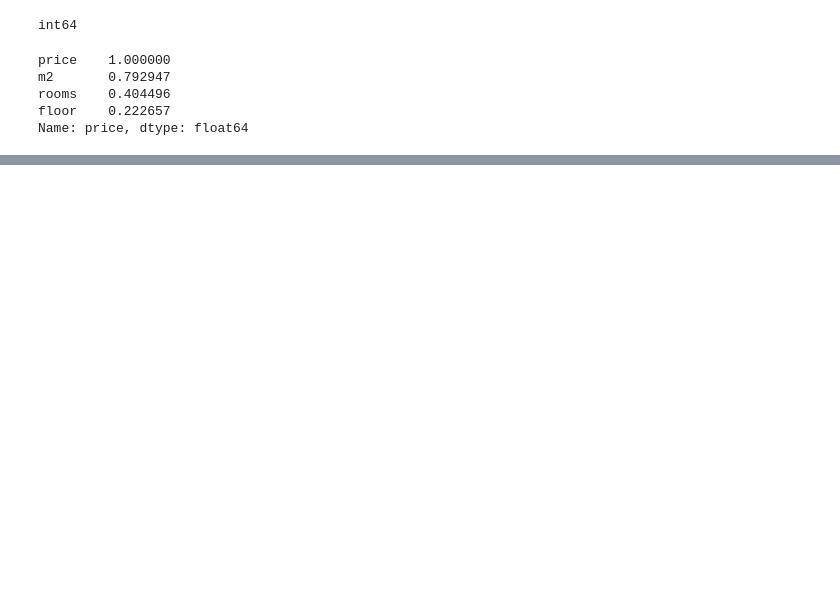
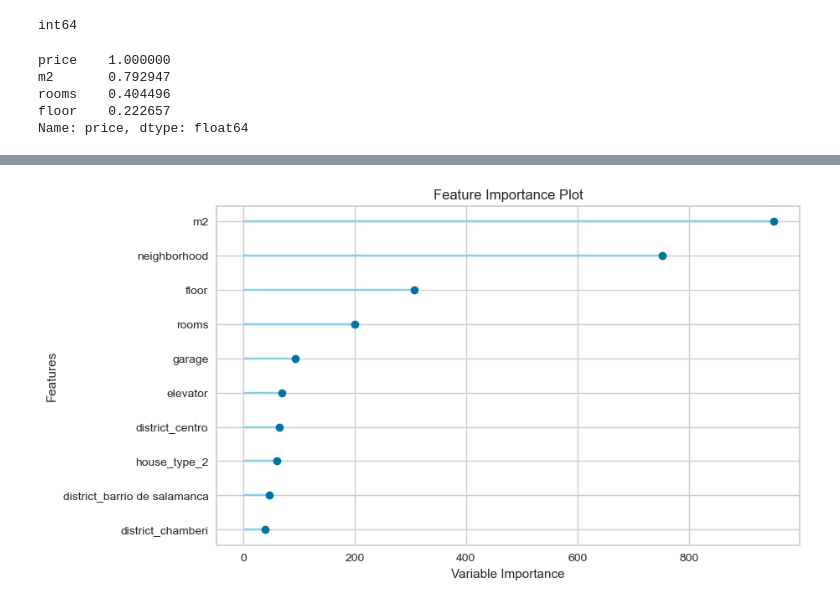
Before and after one commit to namratamayekar/Housing_Price_Prediction_Madrid, a Jupyter notebook: notebooks/Modelling_Ayushya_NewDataset.ipynb, the cells around one changed output, grey strips where cells are left out. Saved outputs shown, nothing was run; the diff lists cells and outputs as text; code cells hidden in the pictures; blank space fills up the shorter version.

```diff
--- a/notebooks/Modelling_Ayushya_NewDataset.ipynb
+++ b/notebooks/Modelling_Ayushya_NewDataset.ipynb
@@ -286,0 +538,4 @@ df.corr()
+# %%
+# plot feature importance
+plot_model(best_model, plot = 'feature')
+# %% [output]
@@ -286,0 +543 @@ df.corr()
+[figure, added]
```
Also changed, not shown: parts of 30 cells of this notebook, 6 other files.
